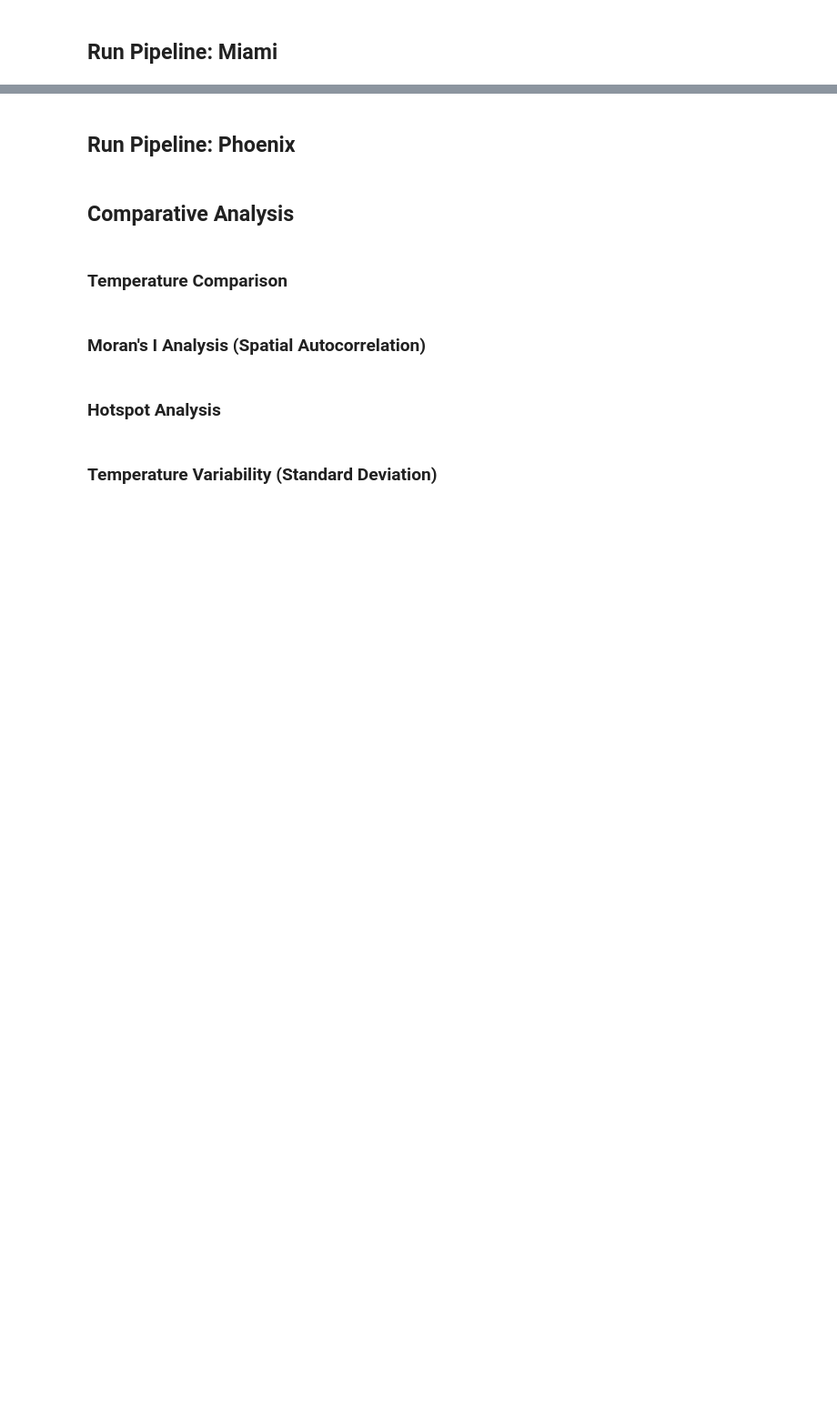
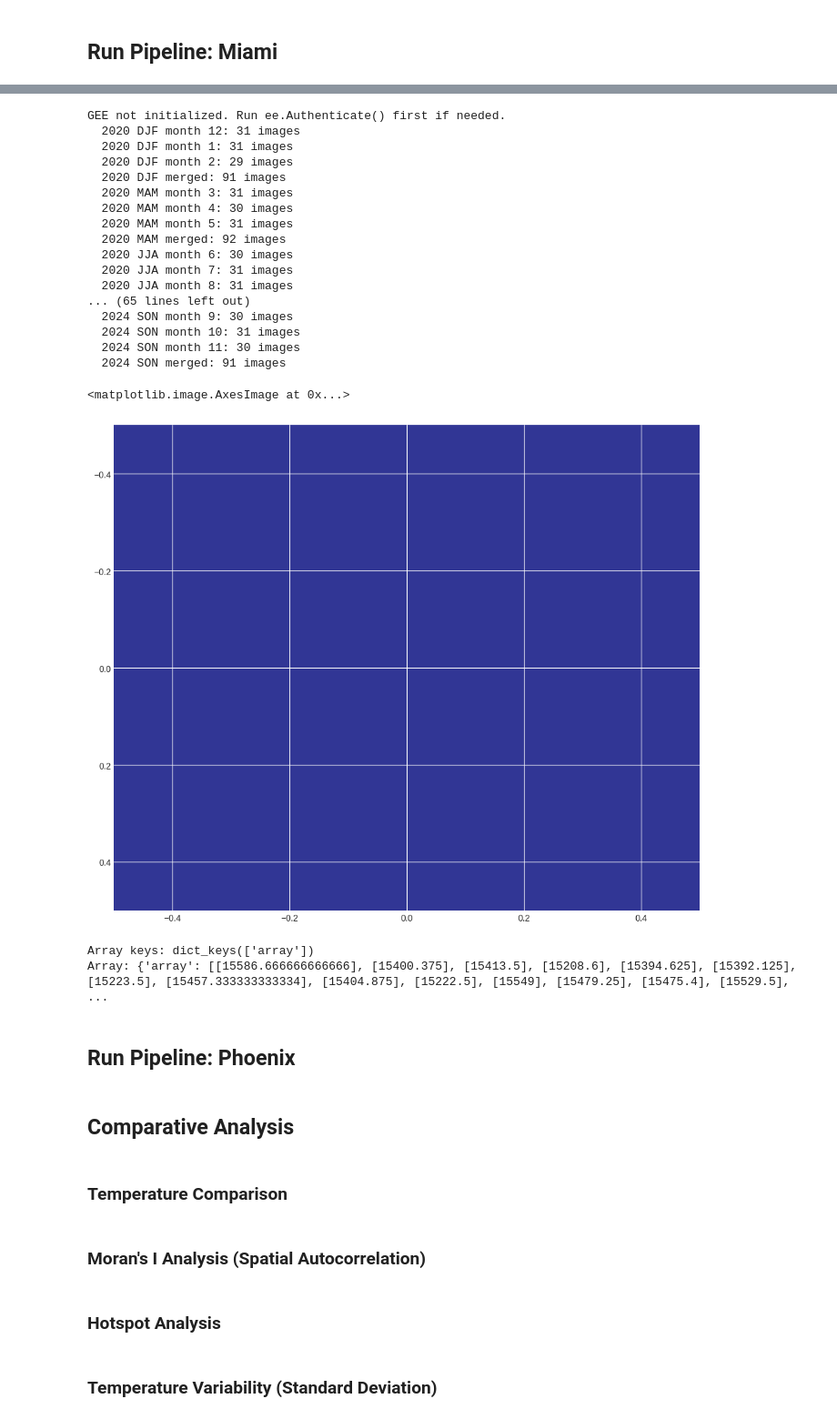
Before and after one commit to cchen744/uhi-extreme-heat-response, a Jupyter notebook: lst-htIndex-compare/LST_analysis.ipynb, the cells around one changed output, grey strips where cells are left out. Shown at 91% size. Cells and saved outputs as stored; diff of their text form; code cells hidden in the pictures; blank space fills up the shorter version.

Commit message:
Miami map failed

```diff
--- a/lst-htIndex-compare/LST_analysis.ipynb
+++ b/lst-htIndex-compare/LST_analysis.ipynb
@@ -121,3 +153,63 @@ print(miami_stats.head(10))
+# %%
+config = create_config('Miami', start_year=2020, end_year=2024)
+fetcher = GEELSTFetcher()
+seasonal_data_gee = fetcher.fetch_seasonal_data(config)
+
+# Get JJA mean
+jja_images = []
+for year in seasonal_data_gee.values():
+    if 'JJA' in year and year['JJA'] is not None:
+        jja_images.append(year['JJA'])
+
+jja_mean = ee.ImageCollection(jja_images).mean()
+
+# # Check what you have
+# print("Data fetched:")
+# for year in sorted(seasonal_data_gee.keys()):
+#     print(f"  {year}: {list(seasonal_data_gee[year].keys())}")
+
+# Sample as rectangular grid
+grid = jja_mean.sampleRectangle(
+    defaultValue=0,
+    region=config.create_geom()
+).getInfo()
+
+import matplotlib.pyplot as plt
+import numpy as np
+
+# Extract grid data
+data = np.array(grid['properties']['LST_Day_1km'])
+temps = data * 0.02 - 273.15  # Unscale to Celsius
+
+# Plot proper spatial map
+plt.figure(figsize=(12, 10), dpi=100)
+plt.imshow(temps, cmap='RdYlBu_r', origin='upper', aspect='auto')
+# %% [output]
+GEE not initialized. Run ee.Authenticate() first if needed.
+  2020 DJF month 12: 31 images
+  2020 DJF month 1: 31 images
+  2020 DJF month 2: 29 images
+  2020 DJF merged: 91 images
+  2020 MAM month 3: 31 images
+  2020 MAM month 4: 30 images
+  2020 MAM month 5: 31 images
+  2020 MAM merged: 92 images
+  2020 JJA month 6: 30 images
+  2020 JJA month 7: 31 images
+  2020 JJA month 8: 31 images
+... (65 lines left out)
+  2024 SON month 9: 30 images
+  2024 SON month 10: 31 images
+  2024 SON month 11: 30 images
+  2024 SON merged: 91 images
+<matplotlib.image.AxesImage at 0x...>
+[figure, added]
+# %%
+print(f"Array keys: {array.keys()}")
+print(f"Array: {array}")
+# %% [output]
+Array keys: dict_keys(['array'])
+Array: {'array': [[15586.666666666666], [15400.375], [15413.5], [15208.6], [15394.625], [15392.125], [15223.5], [15457.333333333334], [15404.875], [15222.5], [15549], [15479.25], [15475.4], [15529.5], ...
 # %% [markdown]
 ## Run Pipeline: Phoenix
 # %%
```
Also changed, not shown: parts of 13 cells of this notebook.
